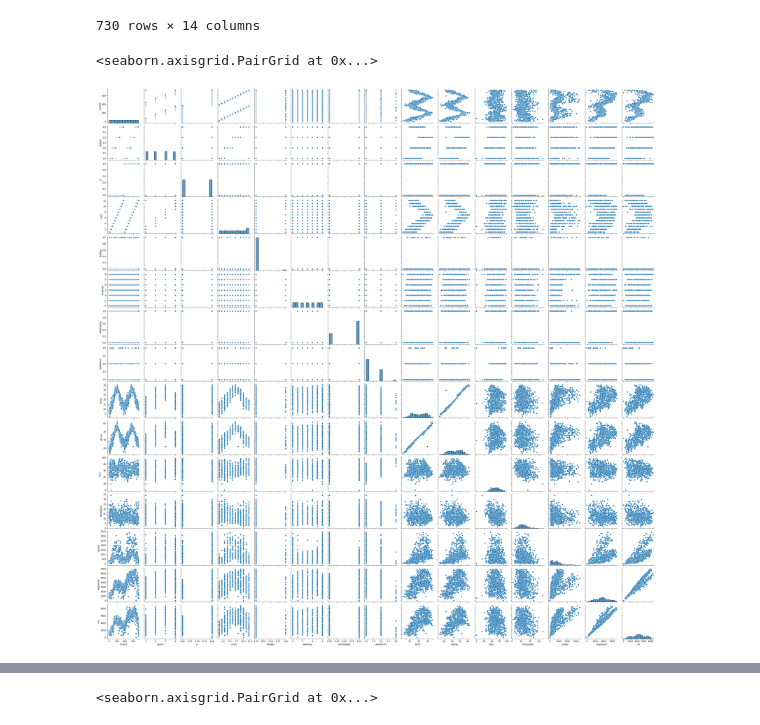
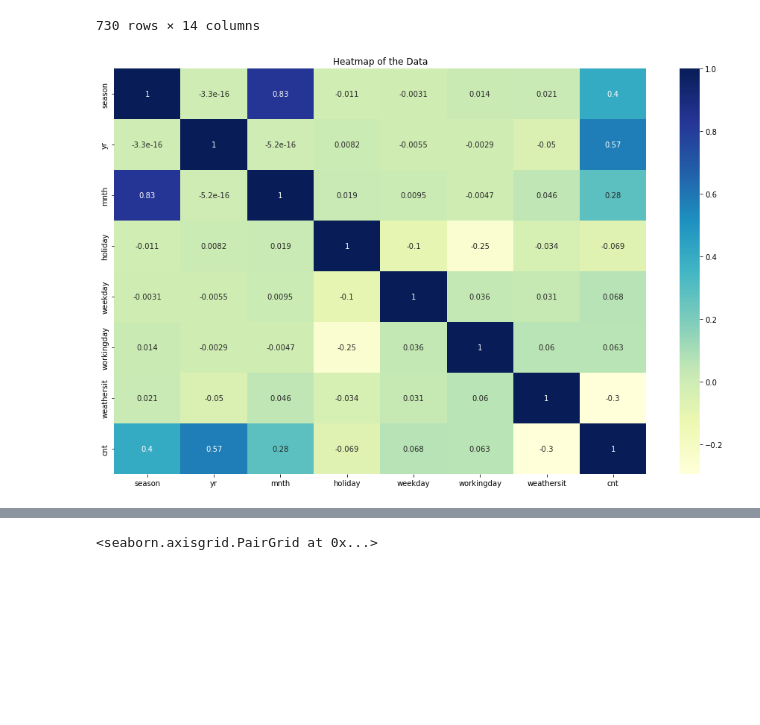
Before and after one commit to abhijeetthehulk/Bike_Rental_service_case_study, a Jupyter notebook: Bike Rental Service.ipynb, the cells around one changed output, grey strips where cells are left out. Saved outputs shown, nothing was run; the diff lists cells and outputs as text; code cells hidden in the pictures; blank space fills up the shorter version.

```diff
--- a/Bike Rental Service.ipynb
+++ b/Bike Rental Service.ipynb
@@ -45,12 +45,14 @@ data.drop(['instant','dteday'], axis=1)
 | 728 | 1 | 1 | 12 | 0 | 0 | 0 | 1 | 10.489153 | 11.58500 | 48.3333 | ... |
 | 729 | 1 | 1 | 12 | 0 | 1 | 1 | 2 | 8.849153 | 11.17435 | 57.7500 | ... |
 730 rows × 14 columns
-# %%
-sns.pairplot(data)
-# %% [output]
-<seaborn.axisgrid.PairGrid at 0x...>
-[figure, removed]
 # %%
 # 14 is too many data points to identify any meaningful correlation between the data so we will divide data into 2 segments 7 columns each to see the correlation
 data_1=data[['season','yr','mnth','holiday','weekday','workingday','weathersit','cnt']]
 data_2=data[['temp','atemp','hum','windspeed','casual','registered','cnt']]
+# %%
+plt.figure(figsize=(16,10))
+sns.heatmap(data_1.corr(),annot=True, cmap='YlGnBu')
+plt.title('Heatmap of the Data')
+plt.show()
+# %% [output]
+[figure, added]
```
Also changed, not shown: parts of 53 cells of this notebook.
